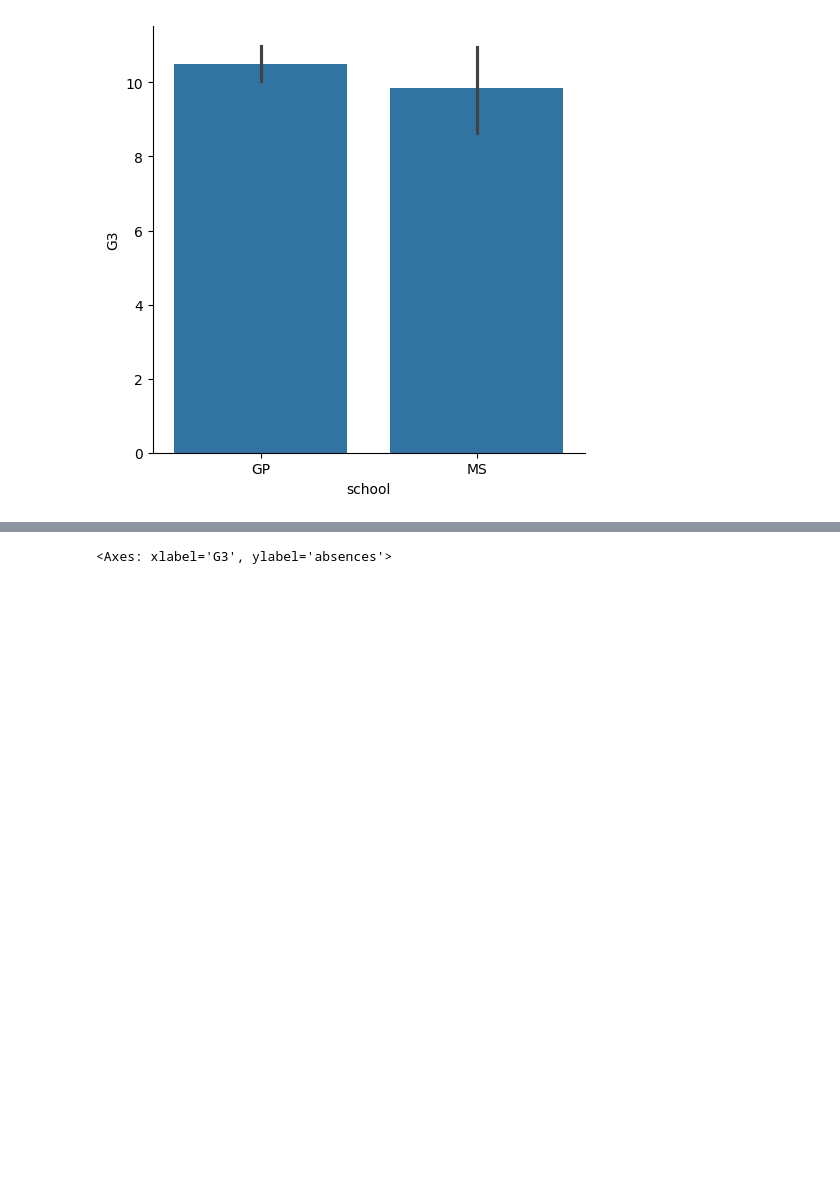
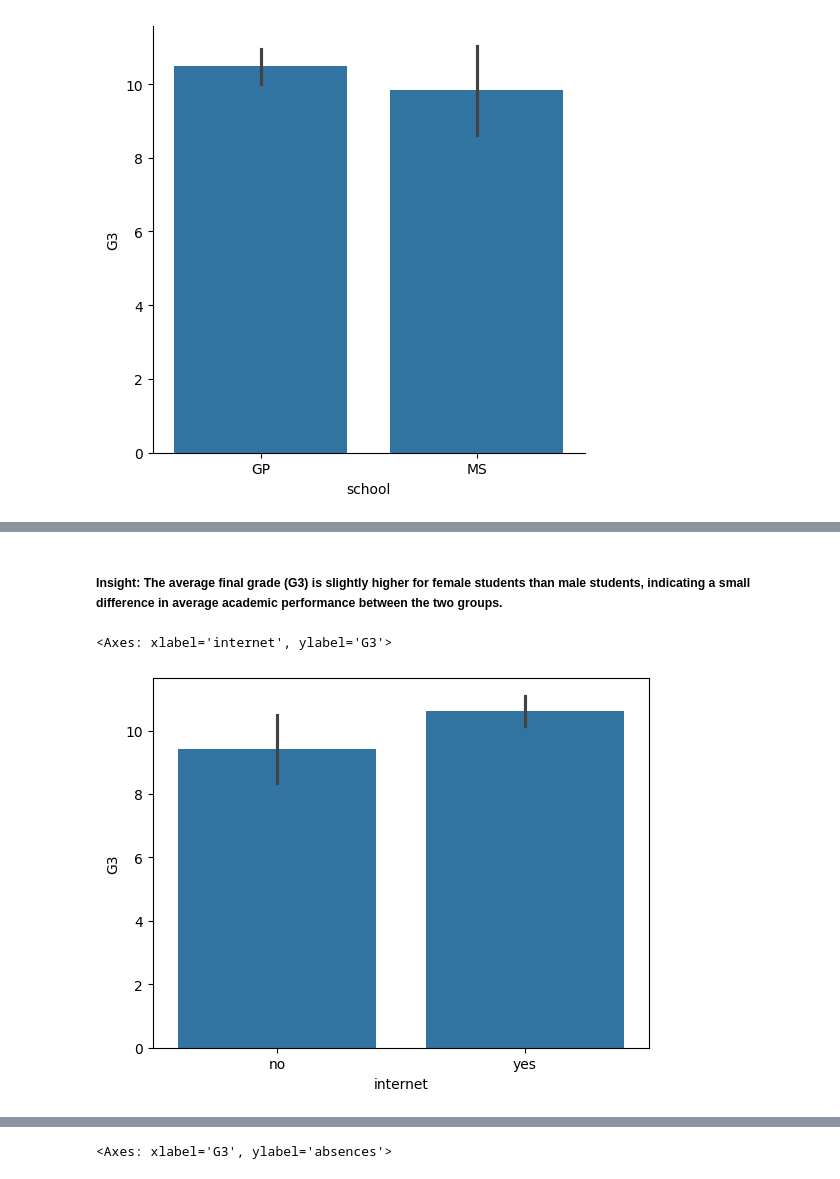
Before and after one commit to ashmitha880/Stu_Per_Analysis, a Jupyter notebook: Stu_Per_Analysis/data/analysis.ipynb, the cells around one changed output, grey strips where cells are left out. Saved outputs shown, nothing was run; the diff lists cells and outputs as text; code cells hidden in the pictures; blank space fills up the shorter version.

```diff
--- a/Stu_Per_Analysis/data/analysis.ipynb
+++ b/Stu_Per_Analysis/data/analysis.ipynb
@@ -298,0 +375,7 @@ sns.catplot(x='school',y='G3',kind='bar',data=data)
+# %% [markdown]
+##### Insight: The average final grade (G3) is slightly higher for female students than male students, indicating a small difference in average academic performance between the two groups.
+# %%
+sns.barplot(data=data, x='internet', y='G3')
+# %% [output]
+<Axes: xlabel='internet', ylabel='G3'>
+[figure, added]
```
Also changed, not shown: parts of 32 cells of this notebook.
